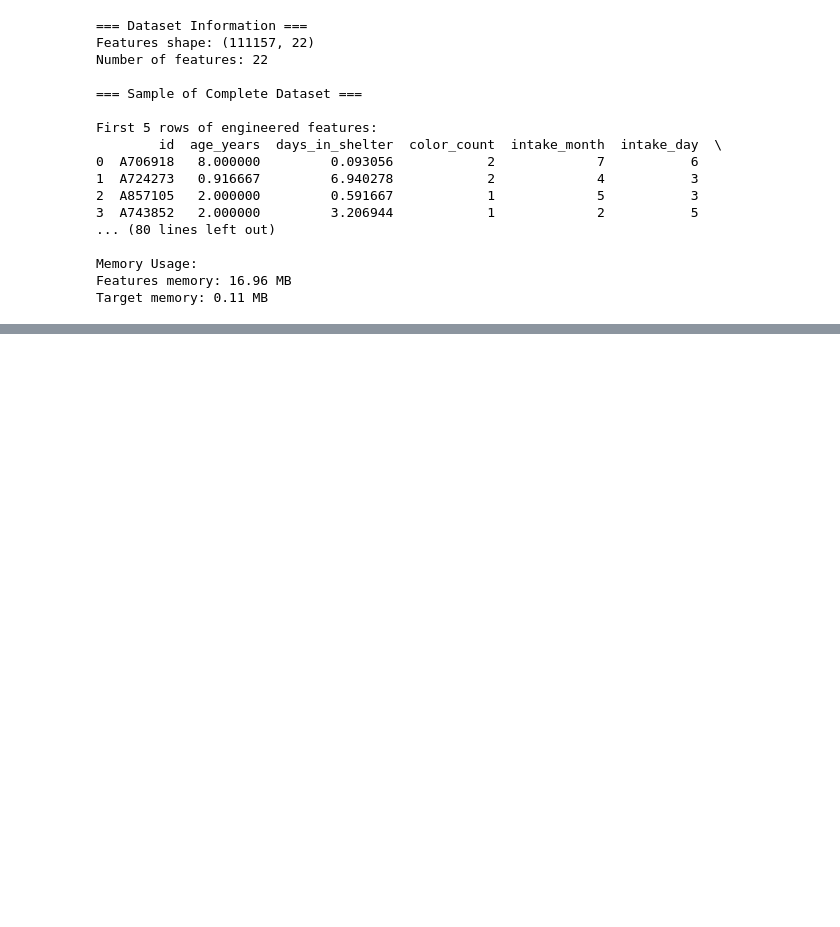
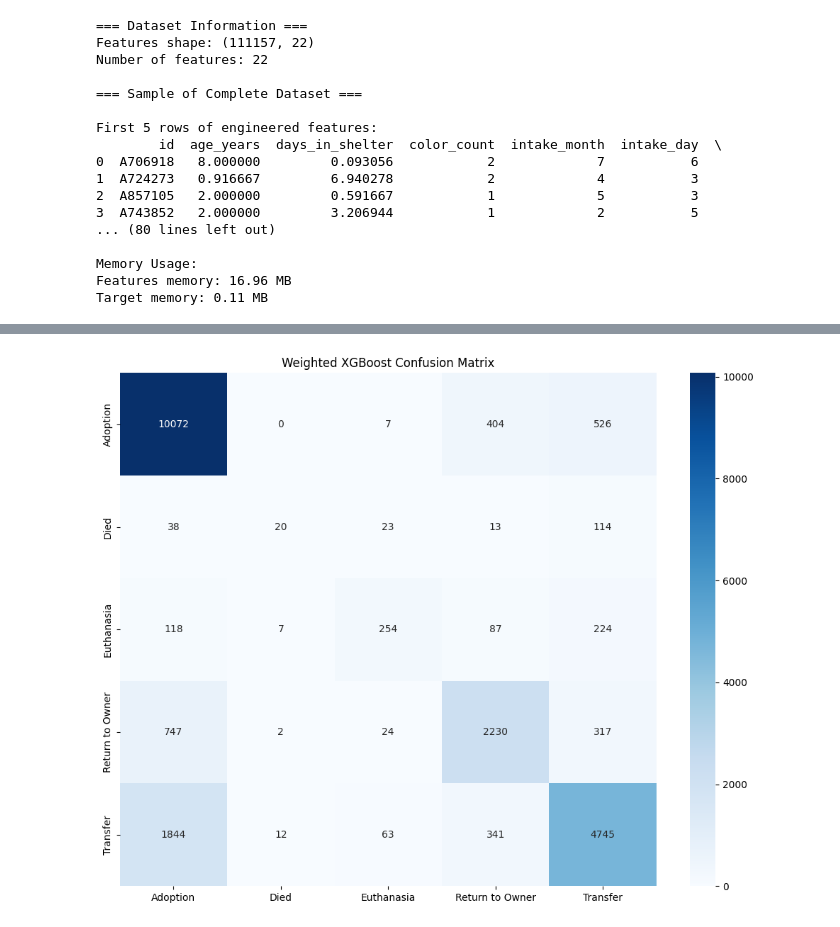
Before and after one commit to riyamittal009/austin_animal_shelter_ml_project, a Jupyter notebook: animal_shelter_prediction.ipynb, the cells around one changed output, grey strips where cells are left out. Saved outputs shown, nothing was run; the diff lists cells and outputs as text; code cells hidden in the pictures; blank space fills up the shorter version.

Commit message:
done: finished SMOTE-enhanced XGBoost model

```diff
--- a/animal_shelter_prediction.ipynb
+++ b/animal_shelter_prediction.ipynb
@@ -610,0 +1220,94 @@ Target memory: 0.11 MB
+# %%
+# Import necessary libraries
+import numpy as np
+import pandas as pd
+import xgboost as xgb
+from sklearn.metrics import classification_report, confusion_matrix
+from sklearn.utils.class_weight import compute_class_weight
+import matplotlib.pyplot as plt
+import seaborn as sns
+from time import time
+
+# Calculate class weights
+print("Calculating class weights...")
+class_weights = compute_class_weight('balanced',
+                                   classes=np.unique(y_train),
+                                   y=y_train)
+
+# Create weight dictionary
+weight_dict = dict(enumerate(class_weights))
+print("\nClass weights:")
+for i, weight in enumerate(class_weights):
+    print(f"{target_classes[i]}: {weight:.2f}")
+
+# Initialize XGBoost with optimized parameters and class weights
+weighted_xgb = xgb.XGBClassifier(
+    # Previously optimized parameters
+    learning_rate=0.06990213464750791,
+    max_depth=9,
+    min_child_weight=4,
+    n_estimators=419,
+    subsample=0.786705157299192,
+    colsample_bytree=0.7824279936868144,
+    gamma=0.3925879806965068,
+    # Add class weighting
+    scale_pos_weight=weight_dict,
+    # Other parameters
+    objective='multi:softprob',
+    num_class=len(target_classes),
+    use_label_encoder=False,
+    eval_metric='mlogloss',
+    random_state=42
+)
+
+# Train model
+print("\nTraining weighted XGBoost model...")
+start_time = time()
+weighted_xgb.fit(X_train, y_train)
+training_time = time() - start_time
+
+# Make predictions
+print("\nMaking predictions...")
+y_pred = weighted_xgb.predict(X_test)
+
+# Convert predictions back to original labels
+y_test_original = target_classes[y_test]
+y_pred_original = target_classes[y_pred]
+
+# Calculate metrics
+report = classification_report(y_test_original, y_pred_original, output_dict=True)
+conf_matrix = confusion_matrix(y_test_original, y_pred_original)
+
+# Print results
+print(f"\nTraining Time: {training_time:.2f} seconds")
+print("\nClassification Report:")
+print(classification_report(y_test_original, y_pred_original))
+
+# Visualize confusion matrix
+plt.figure(figsize=(10, 8))
+sns.heatmap(conf_matrix,
+            annot=True,
+            fmt='d',
+            cmap='Blues',
+            xticklabels=target_classes,
+            yticklabels=target_classes)
+plt.title('Weighted XGBoost Confusion Matrix')
+plt.tight_layout()
+plt.show()
+
+# Compare with previous results
+print("\nModel Comparison:")
+print("Previous XGBoost Weighted F1: 0.770")
+print(f"Weighted XGBoost Weighted F1: {report['weighted avg']['f1-score']:.3f}")
+
+# Print improvement in minority classes
+print("\nMinority Class Improvement:")
+print("Class      Previous F1    New F1    Difference")
+print("-" * 50)
+previous_f1 = {'Died': 0.16, 'Euthanasia': 0.48}
+for class_name in ['Died', 'Euthanasia']:
+    old_f1 = previous_f1[class_name]
+    new_f1 = report[class_name]['f1-score']
+    diff = new_f1 - old_f1
+    print(f"{class_name:<10} {old_f1:>11.3f} {new_f1:>10.3f} {diff:>11.3f}")
+# %% [output]
@@ -610,0 +1343 @@ Target memory: 0.11 MB
+[figure, added]
```
Also changed, not shown: parts of 11 cells of this notebook.
